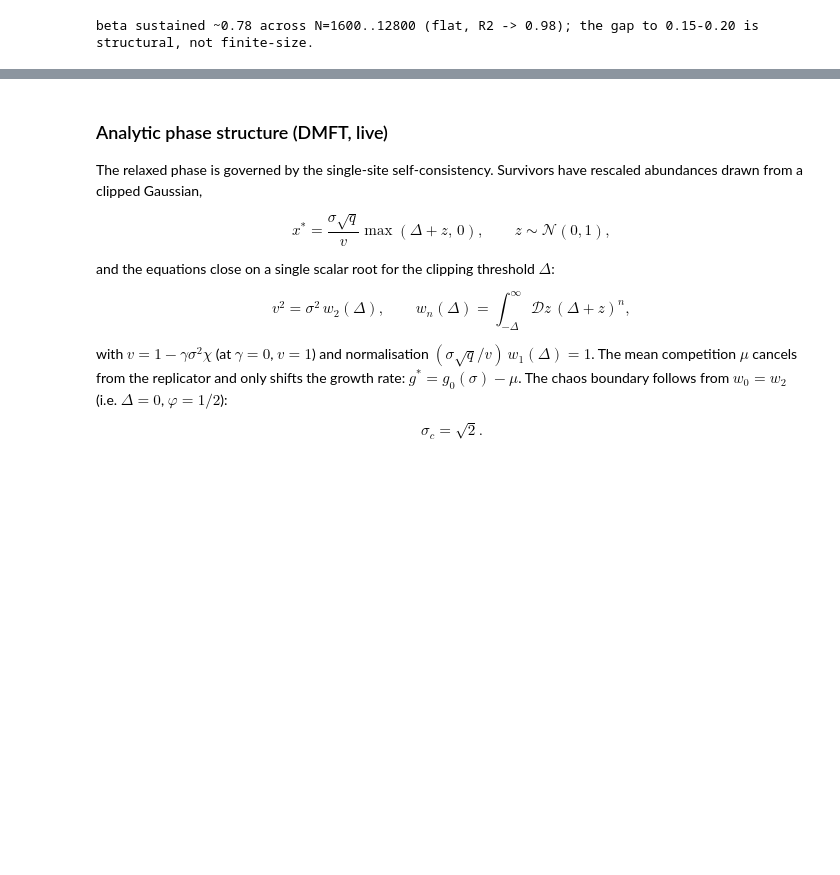
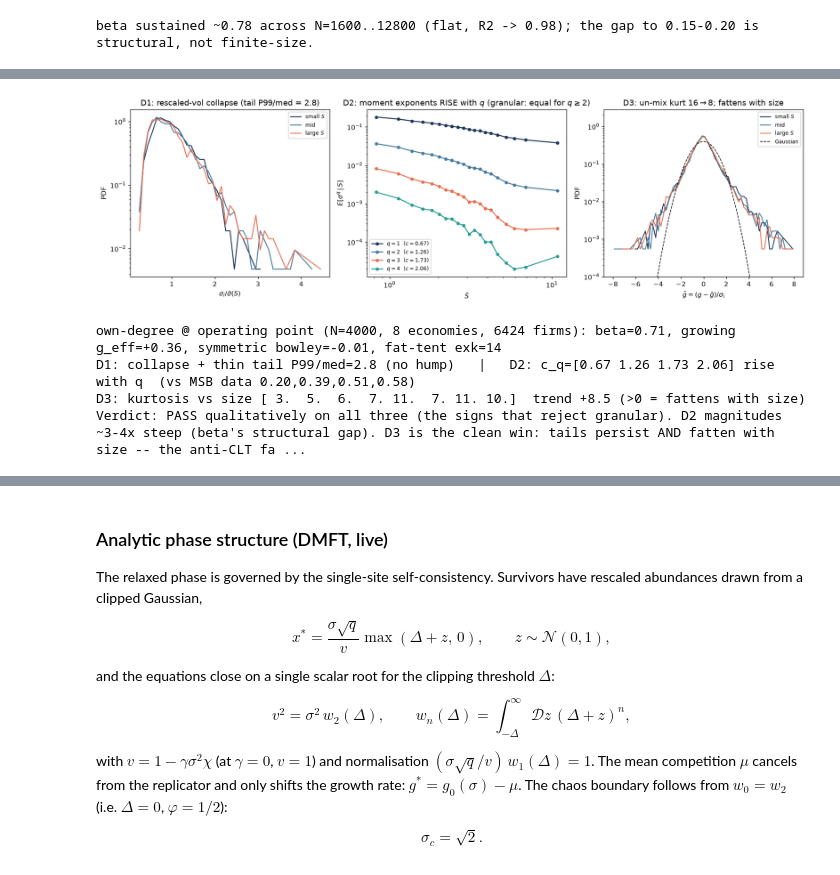
Before and after one commit to NotLudovico/dynamical-model-for-economics, a Jupyter notebook: story.ipynb, the cells around one changed output, grey strips where cells are left out. Saved outputs shown, nothing was run; the diff lists cells and outputs as text; code cells hidden in the pictures; blank space fills up the shorter version.

```diff
--- a/story.ipynb
+++ b/story.ipynb
@@ -265,3 +306,56 @@ beta sustained ~0.78 across N=1600..12800 (flat, R2 -> 0.98); the gap to 0.15-0.
+# %%
+# MSB's three DISCRIMINATING tests (the ones that REJECT granular models) on the own-degree GLV.
+# Data: scripts/msb_conditional.py -> data/msb_conditional.npz (locked regime, pooled economies).
+d = np.load(DATA / "msb_conditional.npz")
+cq = d["cq"]; beta = float(d["beta"])
+
+fig, ax = plt.subplots(1, 3, figsize=(15, 4.5))
+
+# ---- D1: rescaled-volatility collapse + thin tail ----
+r, grp = d["d1_r"], d["d1_group"]
+for k, nm, col in ((0, "small $S$", "#1d3557"), (1, "mid", "#457b9d"), (2, "large $S$", "#e76f51")):
+    rk = r[grp == k]
+    h, e = np.histogram(rk, bins=50, range=(0, 5), density=True); m = h > 0
+    ax[0].semilogy(0.5 * (e[:-1] + e[1:])[m], h[m], color=col, lw=1.4, label=nm)
+ax[0].set(xlabel=r"$\sigma_i/\bar\sigma(S)$", ylabel="PDF",
+          title=f"D1: rescaled-vol collapse (tail P99/med = {float(d['d1_p99_med']):.1f})")
+ax[0].legend(fontsize=8)
+
+# ---- D2: q-dependent moment scaling ----
+for q, col in zip((1, 2, 3, 4), ("#1d3557", "#457b9d", "#e76f51", "#2a9d8f")):
+    ax[1].loglog(d["d2_S"], d["d2_M"][q - 1], "o-", ms=4, color=col,
+                 label=f"$q={q}$  ($c={cq[q-1]:.2f}$)")
+ax[1].set(xlabel=r"$\bar S$", ylabel=r"$E[\sigma^q\,|\,S]$",
+          title="D2: moment exponents RISE with $q$ (granular: equal for $q\\geq2$)")
+ax[1].legend(fontsize=8)
+
+# ---- D3: un-mixed growth stays fat AND fattens with size ----
+xx = np.linspace(-8, 8, 300)
+for nm, key, col in (("small $S$", "ghat_small", "#1d3557"), ("mid", "ghat_mid", "#457b9d"),
+                     ("large $S$", "ghat_large", "#e76f51")):
+    h, e = np.histogram(d[key], bins=70, range=(-8, 8), density=True); m = h > 0
+    ax[2].semilogy(0.5 * (e[:-1] + e[1:])[m], h[m], color=col, lw=1.3, label=nm)
+ax[2].semilogy(xx, norm.pdf(xx), "k--", lw=1, label="Gaussian")
+ax[2].set(ylim=(1e-4, None), xlabel=r"$\hat g=(g-\bar g)/\sigma_i$", ylabel="PDF",
+          title=f"D3: un-mix kurt {float(d['d3_k_homog']):.0f}$\\to${float(d['d3_k_unmix']):.0f}; fattens with size")
+ax[2].legend(fontsize=8)
+
+plt.tight_layout()
+plt.show()
+print(f"own-degree @ operating point (N={int(d['N'])}, {int(d['seeds'])} economies, {int(d['n_firms'])} firms): "
+      f"beta={beta:.2f}, growing g_eff={float(d['g_eff']):+.2f}, symmetric bowley={float(d['bowley']):+.2f}, "
+      f"fat-tent exk={float(d['exk']):.0f}")
+print(f"D1: collapse + thin tail P99/med={float(d['d1_p99_med']):.1f} (no hump)   |   "
+      f"D2: c_q={np.round(cq, 2)} rise with q  (vs MSB data 0.20,0.39,0.51,0.58)")
+print(f"D3: kurtosis vs size {np.round(d['d3_kurt'], 0)}  trend {float(d['d3_trend']):+.1f} (>0 = fattens with size)")
+print("Verdict: PASS qualitatively on all three (the signs that reject granular). D2 magnitudes ~3-4x steep "
+      "(beta's structural gap). D3 is the clean win: tails persist AND fatten with size -- the anti-CLT fact.")
+# %% [output]
+[figure, added]
+own-degree @ operating point (N=4000, 8 economies, 6424 firms): beta=0.71, growing g_eff=+0.36, symmetric bowley=-0.01, fat-tent exk=14
+D1: collapse + thin tail P99/med=2.8 (no hump)   |   D2: c_q=[0.67 1.26 1.73 2.06] rise with q  (vs MSB data 0.20,0.39,0.51,0.58)
+D3: kurtosis vs size [ 3.  5.  6.  7. 11.  7. 11. 10.]  trend +8.5 (>0 = fattens with size)
+Verdict: PASS qualitatively on all three (the signs that reject granular). D2 magnitudes ~3-4x steep (beta's structural gap). D3 is the clean win: tails persist AND fatten with size -- the anti-CLT fa ...
 # %% [markdown]
 ## Phase diagram
 
```
Also changed, not shown: parts of 7 cells of this notebook, 5 other files.
